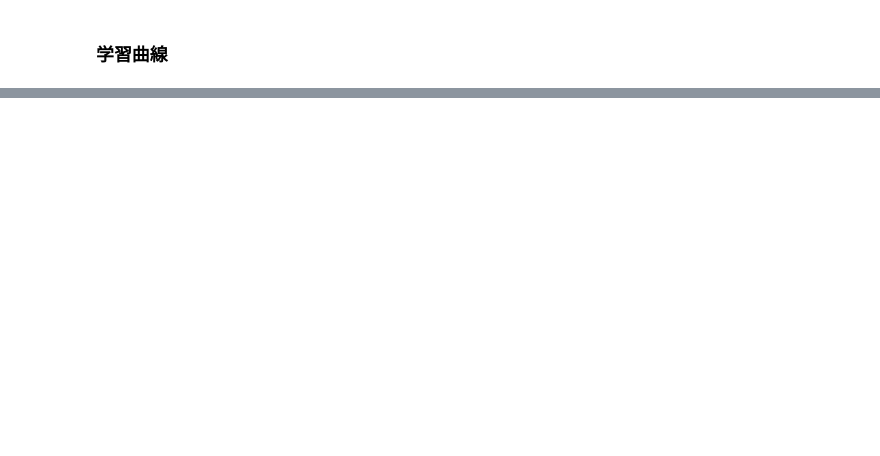
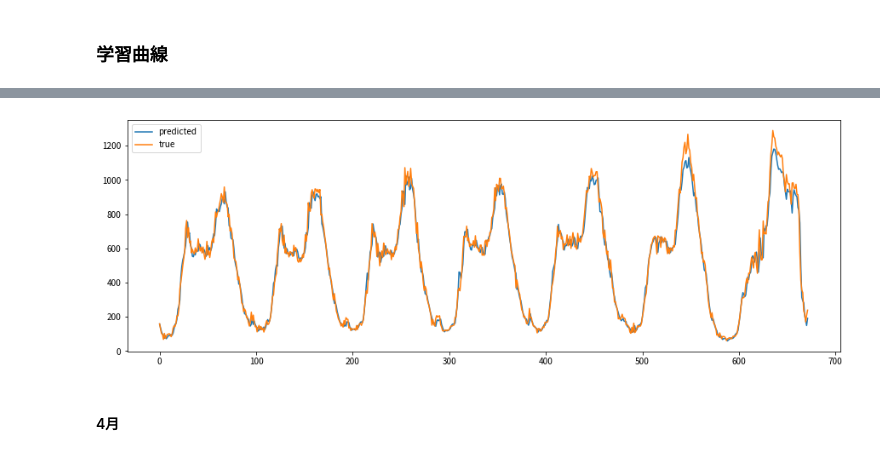
Before and after one commit to mitk23/traffic-search, a Jupyter notebook: src/experiment_emb_conv2d_lstm.ipynb, the cells around one changed output, grey strips where cells are left out. Saved outputs shown, nothing was run; the diff lists cells and outputs as text; code cells hidden in the pictures; blank space fills up the shorter version.

```diff
--- a/src/experiment_emb_conv2d_lstm.ipynb
+++ b/src/experiment_emb_conv2d_lstm.ipynb
@@ -608,0 +779,22 @@ for epoch in range(n_epochs):
+# %%
+pred_start_date = '2022/3/7'
+pred_window = 7 * 24 * (60 // 15)
+
+X_in, y_in, y_true = p_gen(zero_date, pred_start_date, pred_window, sec_id=[27])
+dataset_test = STDataset(X_in, y_in,
+                         time_step=time_step,
+                         prediction_horizon=prediction_horizon,
+                         space_window=space_window,
+                         static_col=static_col)
+# %%
+out = predict(model, dataset_test)
+# %%
+plt.figure(figsize=(15,5))
+plt.plot(range(len(out)), out, label='predicted')
+plt.plot(range(len(y_true)), y_true, label='true')
+plt.legend()
+plt.show()
+# %% [output]
+[figure, added]
+# %% [markdown]
+#### 4月
```
Also changed, not shown: parts of 43 cells of this notebook, 48 other files.
